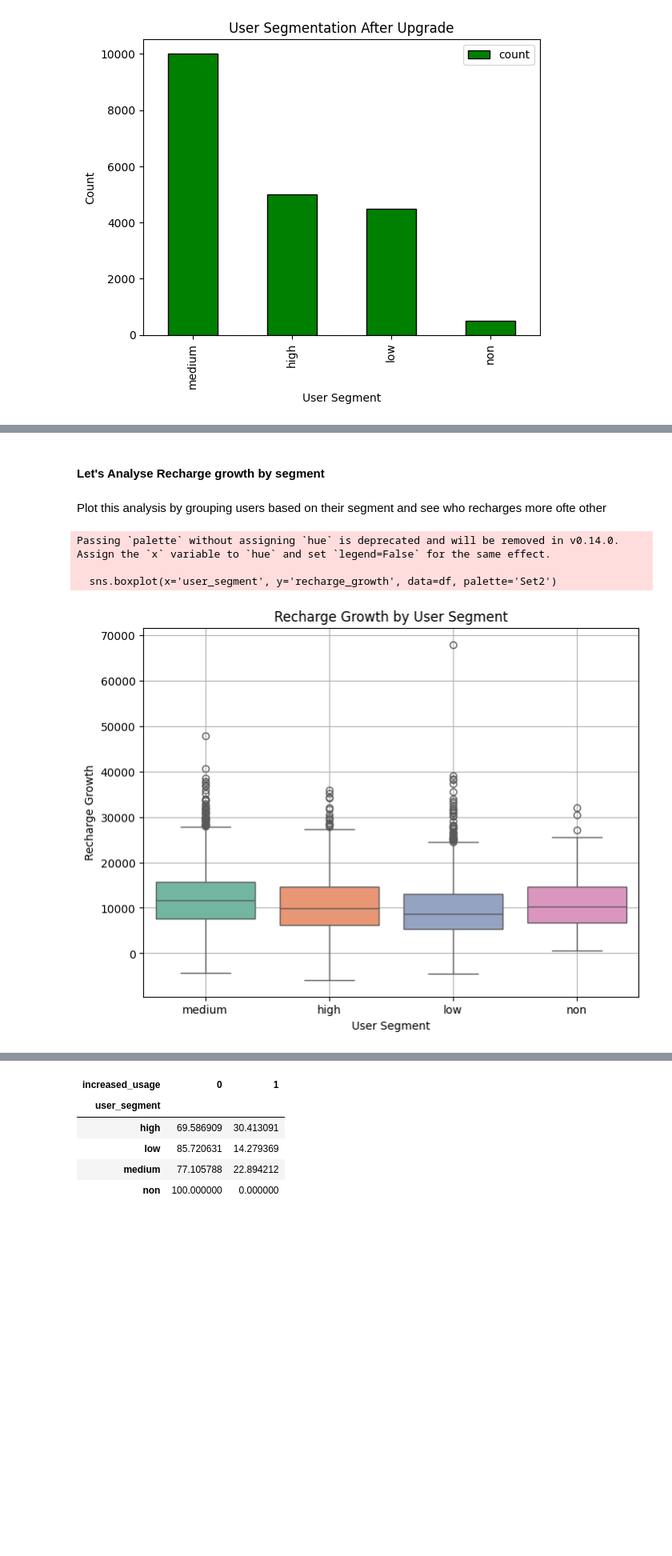
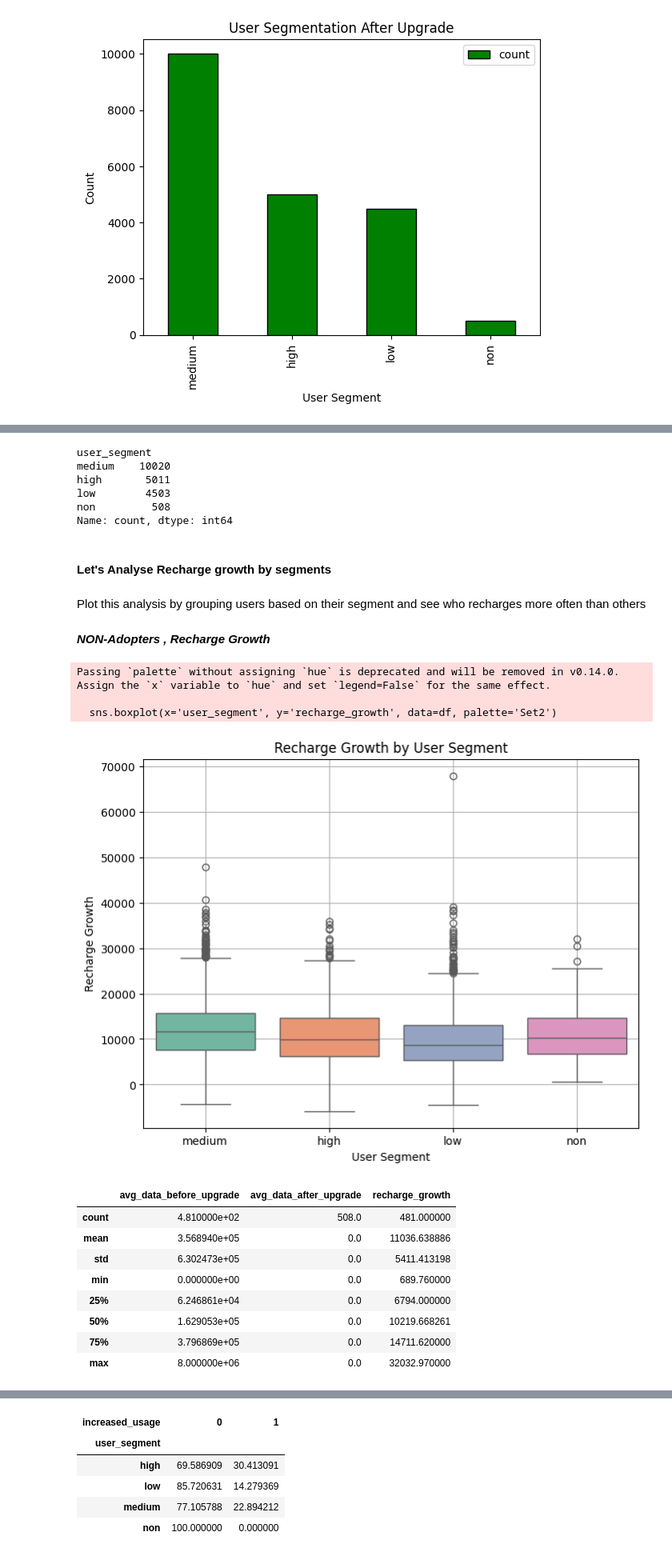
Before and after one commit to Badzoneyv4n/MTN_Data_Up-sell_Project, a Jupyter notebook: notebooks/2_exploratory_analysis.ipynb, the cells around one changed output, grey strips where cells are left out. Shown at 80% size. Cells and saved outputs as stored; diff of their text form; code cells hidden in the pictures; blank space fills up the shorter version.

```diff
--- a/notebooks/2_exploratory_analysis.ipynb
+++ b/notebooks/2_exploratory_analysis.ipynb
@@ -169,17 +172,38 @@ df['user_segment'].value_counts().plot(kind='bar', color='green', edgecolor='bla
+# %%
+df['user_segment'].value_counts()
+# %% [output]
+user_segment
+medium    10020
+high       5011
+low        4503
+non         508
+Name: count, dtype: int64
 # %% [markdown]
-#### Let's Analyse Recharge growth by segment
+#### Let's Analyse Recharge growth by segments
 # %% [markdown]
-Plot this analysis by grouping users based on their segment and see who recharges more ofte other
+Plot this analysis by grouping users based on their segment and see who recharges more often than others
+# %% [markdown]
+***NON-Adopters , Recharge Growth***
 # %%
 plt.figure(figsize=(8,6))
 sns.boxplot(x='user_segment', y='recharge_growth', data=df, palette='Set2')
 plt.title('Recharge Growth by User Segment')
 plt.xlabel('User Segment')
 plt.ylabel('Recharge Growth')
 plt.grid(True)
 plt.show()
+df[df['user_segment'] == 'non'][['avg_data_before_upgrade', 'avg_data_after_upgrade', 'recharge_growth']].describe()
 # %% [output]
 Passing `palette` without assigning `hue` is deprecated and will be removed in v0.14.0. Assign the `x` variable to `hue` and set `legend=False` for the same effect.
 
   sns.boxplot(x='user_segment', y='recharge_growth', data=df, palette='Set2')
 [figure]
+|  | avg_data_before_upgrade | avg_data_after_upgrade | recharge_growth |
+| count | 4.810000e+02 | 508.0 | 481.000000 |
+| mean | 3.568940e+05 | 0.0 | 11036.638886 |
+| std | 6.302473e+05 | 0.0 | 5411.413198 |
+| min | 0.000000e+00 | 0.0 | 689.760000 |
+| 25% | 6.246861e+04 | 0.0 | 6794.000000 |
+| 50% | 1.629053e+05 | 0.0 | 10219.668261 |
+| 75% | 3.796869e+05 | 0.0 | 14711.620000 |
+| max | 8.000000e+06 | 0.0 | 32032.970000 |
```
Also changed, not shown: parts of 15 cells of this notebook, 10 other files.
